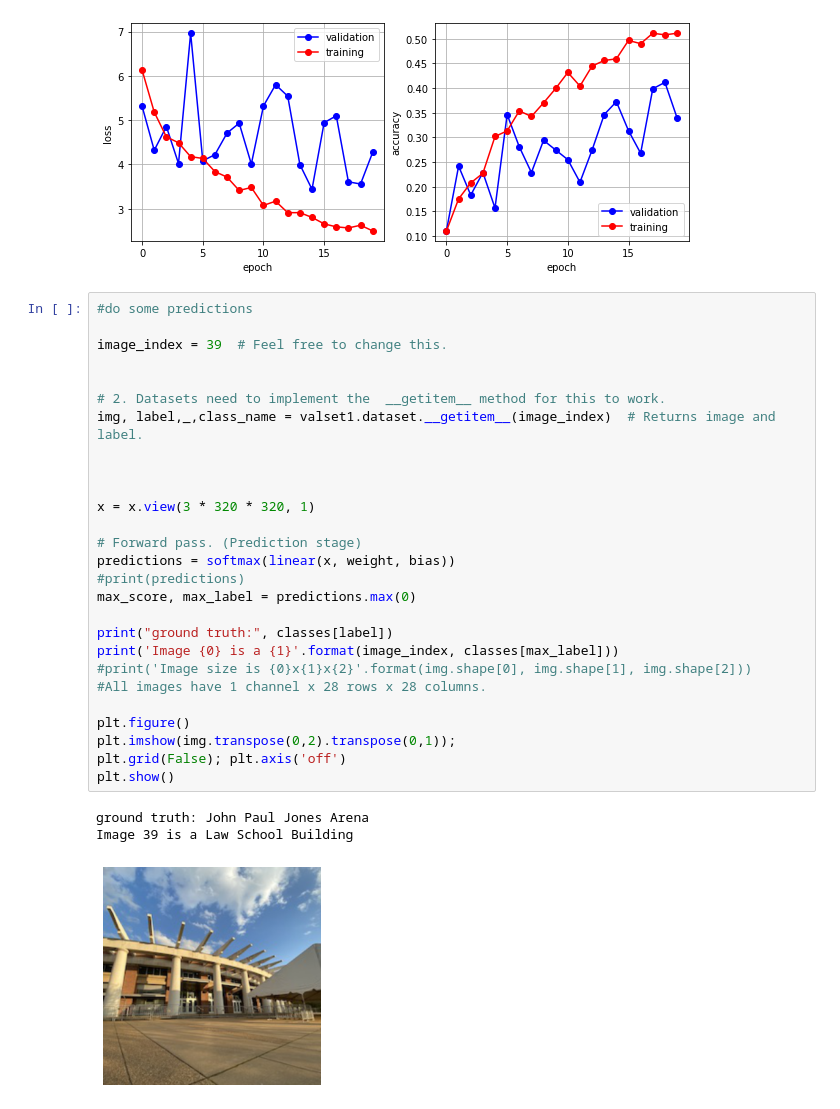
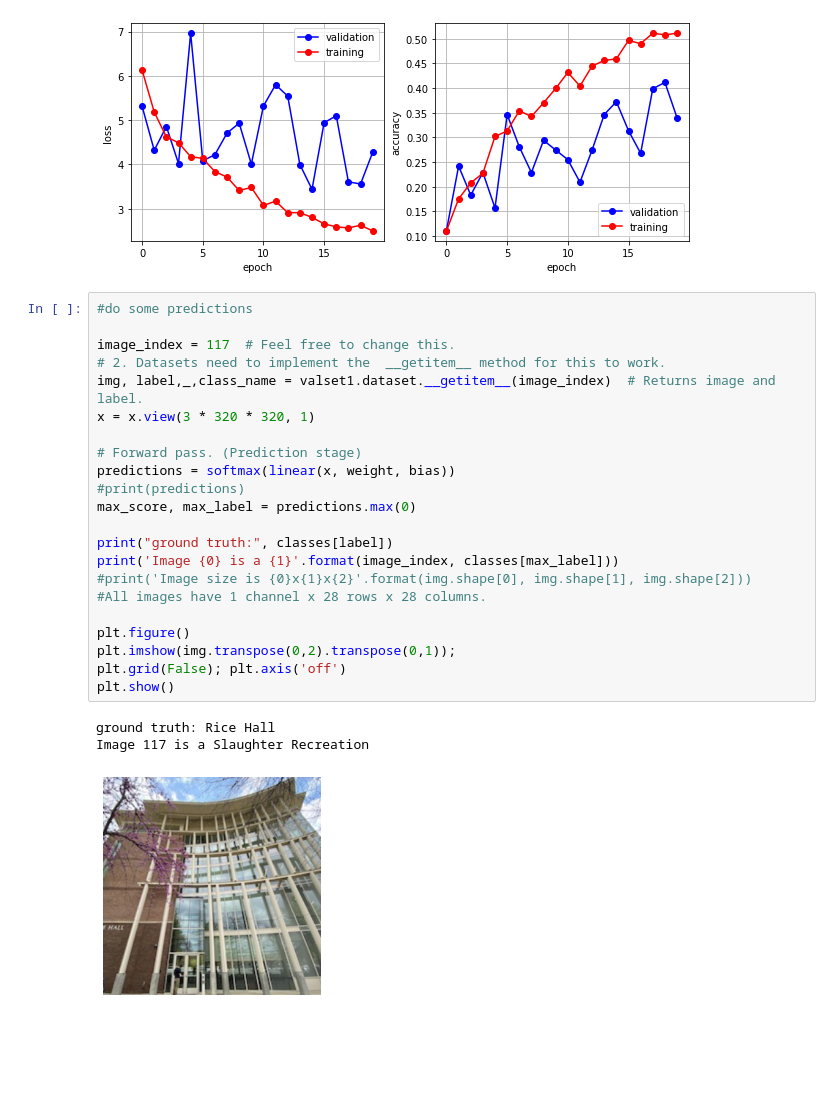
Before and after one commit to soneyahossain/deep_learning_project, a Jupyter notebook: deep_learning_project.ipynb, the cells around one changed output. Drawn from its saved outputs; the diff is of its cells as text; blank space fills up the shorter version.

```diff
--- a/deep_learning_project.ipynb
+++ b/deep_learning_project.ipynb
@@ -299,34 +281,29 @@ plt.show()
 # %%
 #do some predictions
 
-image_index = 39  # Feel free to change this.
-
-
+image_index = 117  # Feel free to change this.
 # 2. Datasets need to implement the  __getitem__ method for this to work.
 img, label,_,class_name = valset1.dataset.__getitem__(image_index)  # Returns image and label.
-
-
-
 x = x.view(3 * 320 * 320, 1)
 
 # Forward pass. (Prediction stage)
 predictions = softmax(linear(x, weight, bias))
 #print(predictions)
 max_score, max_label = predictions.max(0)
 
 print("ground truth:", classes[label])
 print('Image {0} is a {1}'.format(image_index, classes[max_label]))
 #print('Image size is {0}x{1}x{2}'.format(img.shape[0], img.shape[1], img.shape[2]))
 #All images have 1 channel x 28 rows x 28 columns.
 
 plt.figure()
 plt.imshow(img.transpose(0,2).transpose(0,1));
 plt.grid(False); plt.axis('off')
 plt.show()
 # %% [output]
-ground truth: John Paul Jones Arena
-Image 39 is a Law School Building
+ground truth: Rice Hall
+Image 117 is a Slaughter Recreation
-[figure, old version]
+[figure, new version]
 # %%
 no_classes = 20
 
```
Also changed, not shown: parts of 2 cells of this notebook.
